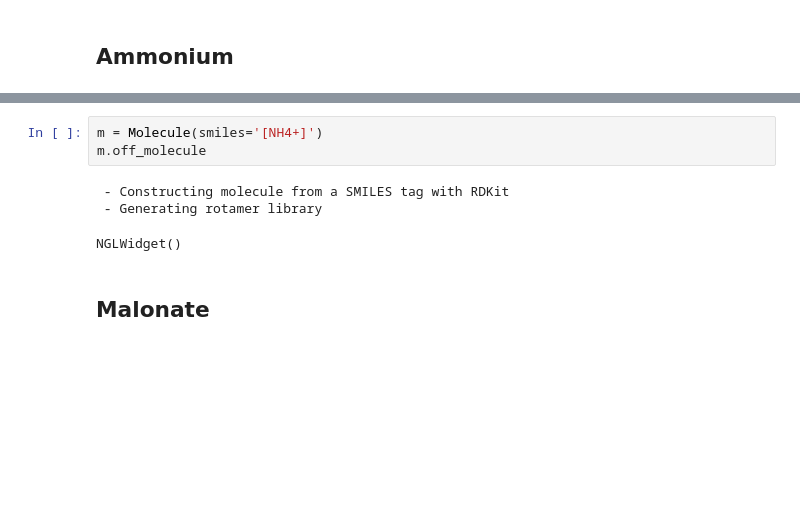
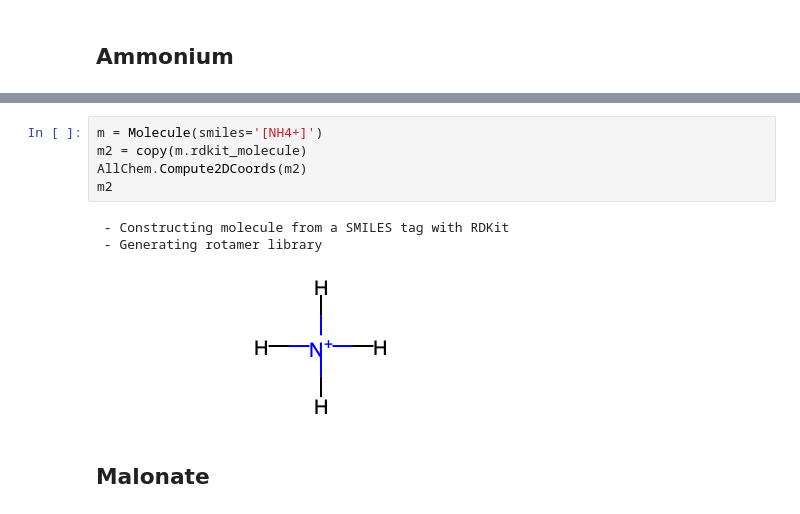
Before and after one commit to martimunicoy/peleffy, a Jupyter notebook: offpele/examples/Molecule.ipynb, the cells around one changed output, grey strips where cells are left out. Drawn from its saved outputs; the diff is of its cells as text; blank space fills up the shorter version.

```diff
--- a/offpele/examples/Molecule.ipynb
+++ b/offpele/examples/Molecule.ipynb
@@ -22,10 +28,12 @@ NGLWidget()
 # %%
 m = Molecule(smiles='[NH4+]')
-m.off_molecule
+m2 = copy(m.rdkit_molecule)
+AllChem.Compute2DCoords(m2)
+m2
 # %% [output]
  - Constructing molecule from a SMILES tag with RDKit
  - Generating rotamer library
-NGLWidget()
+[figure, added]
 # %% [markdown]
 ## Malonate
 # %%
```
Also changed, not shown: parts of 6 cells of this notebook.
